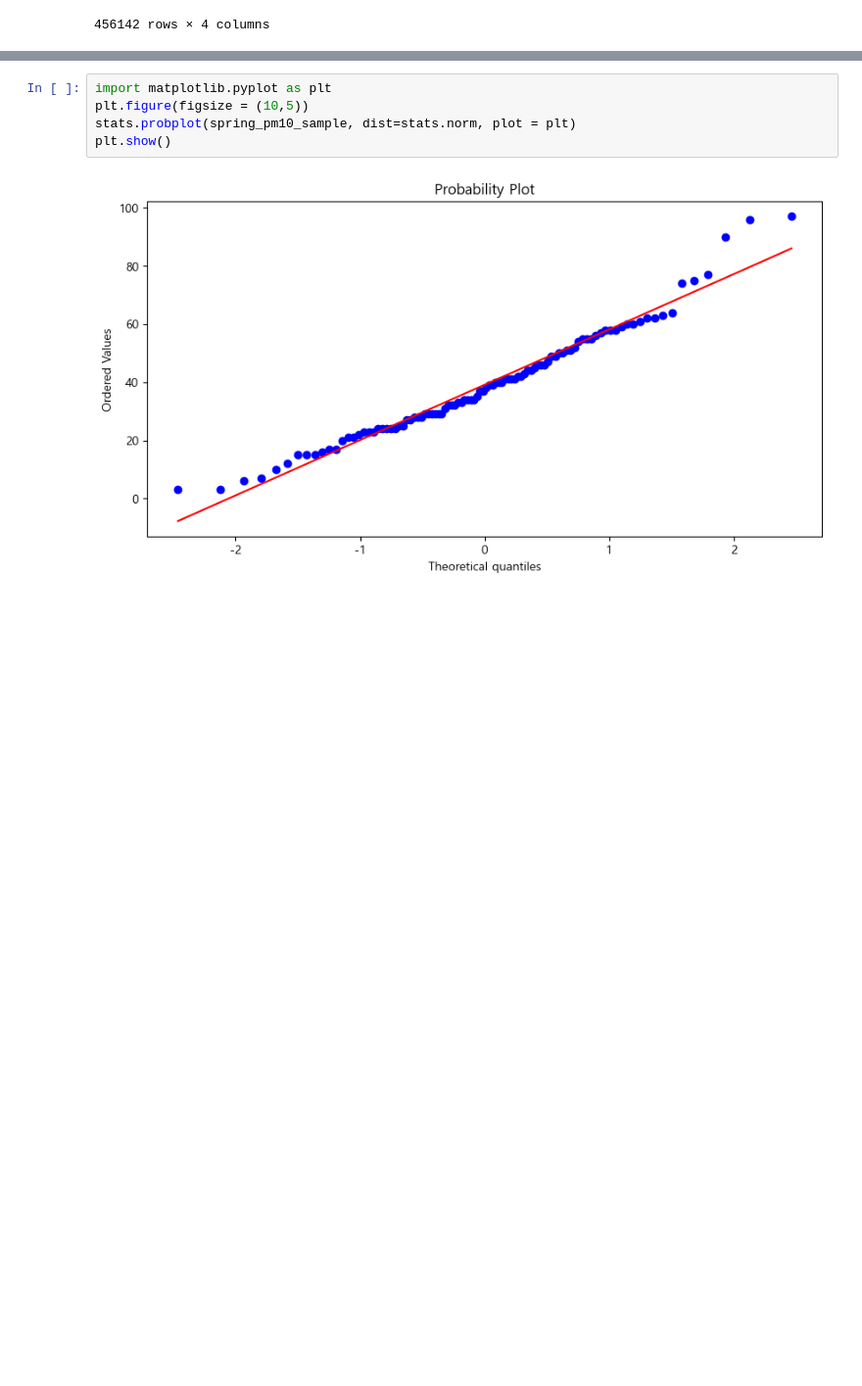
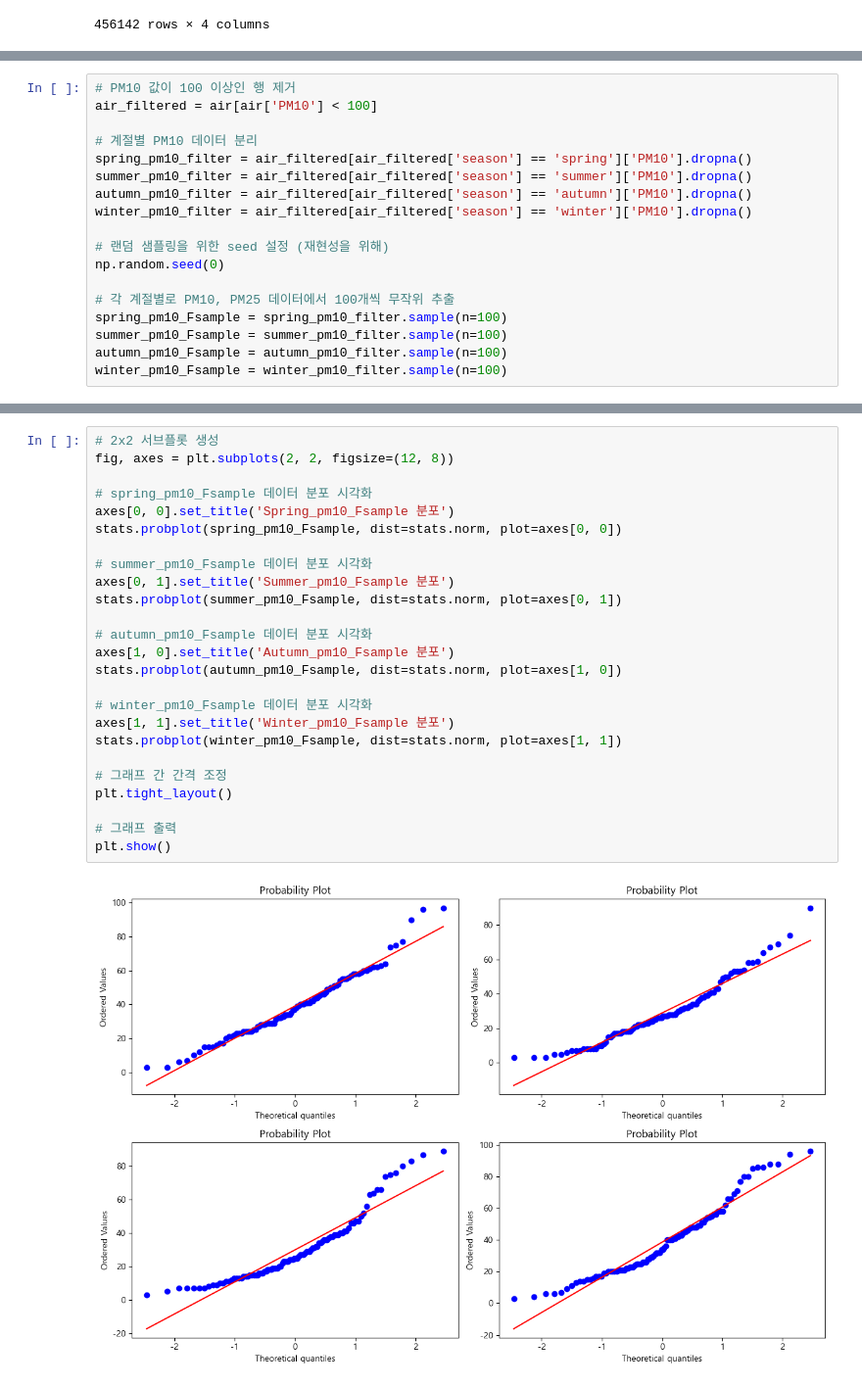
Before and after one commit to HuniHuns/SDA-TeamProject, a Jupyter notebook: TeamP.ipynb, the cells around one changed output, grey strips where cells are left out. Shown at 98% size. Drawn from its saved outputs; the diff is of its cells as text; blank space fills up the shorter version.

```diff
--- a/TeamP.ipynb
+++ b/TeamP.ipynb
@@ -99,3 +119,21 @@ winter_pm25_sample = winter_pm25.sample(n=100)
+# %%
+# PM10 값이 100 이상인 행 제거
+air_filtered = air[air['PM10'] < 100]
+
+# 계절별 PM10 데이터 분리
+spring_pm10_filter = air_filtered[air_filtered['season'] == 'spring']['PM10'].dropna()
+summer_pm10_filter = air_filtered[air_filtered['season'] == 'summer']['PM10'].dropna()
+autumn_pm10_filter = air_filtered[air_filtered['season'] == 'autumn']['PM10'].dropna()
+winter_pm10_filter = air_filtered[air_filtered['season'] == 'winter']['PM10'].dropna()
+
+# 랜덤 샘플링을 위한 seed 설정 (재현성을 위해)
+np.random.seed(0)
+
+# 각 계절별로 PM10, PM25 데이터에서 100개씩 무작위 추출
+spring_pm10_Fsample = spring_pm10_filter.sample(n=100)
+summer_pm10_Fsample = summer_pm10_filter.sample(n=100)
+autumn_pm10_Fsample = autumn_pm10_filter.sample(n=100)
+winter_pm10_Fsample = winter_pm10_filter.sample(n=100)
 # %%
 # 계절별 PM10 히스토그램 그리기
 plt.figure(figsize=(12,8))
@@ -115,11 +153,31 @@ plt.show()
 [figure]
 [figure]
 # %%
-import matplotlib.pyplot as plt
-plt.figure(figsize = (10,5))
-stats.probplot(spring_pm10_sample, dist=stats.norm, plot = plt)
+# 2x2 서브플롯 생성
+fig, axes = plt.subplots(2, 2, figsize=(12, 8))
+
+# spring_pm10_Fsample 데이터 분포 시각화
+axes[0, 0].set_title('Spring_pm10_Fsample 분포')
+stats.probplot(spring_pm10_Fsample, dist=stats.norm, plot=axes[0, 0])
+
+# summer_pm10_Fsample 데이터 분포 시각화
+axes[0, 1].set_title('Summer_pm10_Fsample 분포')
+stats.probplot(summer_pm10_Fsample, dist=stats.norm, plot=axes[0, 1])
+
+# autumn_pm10_Fsample 데이터 분포 시각화
+axes[1, 0].set_title('Autumn_pm10_Fsample 분포')
+stats.probplot(autumn_pm10_Fsample, dist=stats.norm, plot=axes[1, 0])
+
+# winter_pm10_Fsample 데이터 분포 시각화
+axes[1, 1].set_title('Winter_pm10_Fsample 분포')
+stats.probplot(winter_pm10_Fsample, dist=stats.norm, plot=axes[1, 1])
+
+# 그래프 간 간격 조정
+plt.tight_layout()
+
+# 그래프 출력
 plt.show()
 # %% [output]
-[figure, old version]
+[figure, new version]
 # %%
 # 정규성 검사
```
Also changed, not shown: parts of 10 cells of this notebook.
